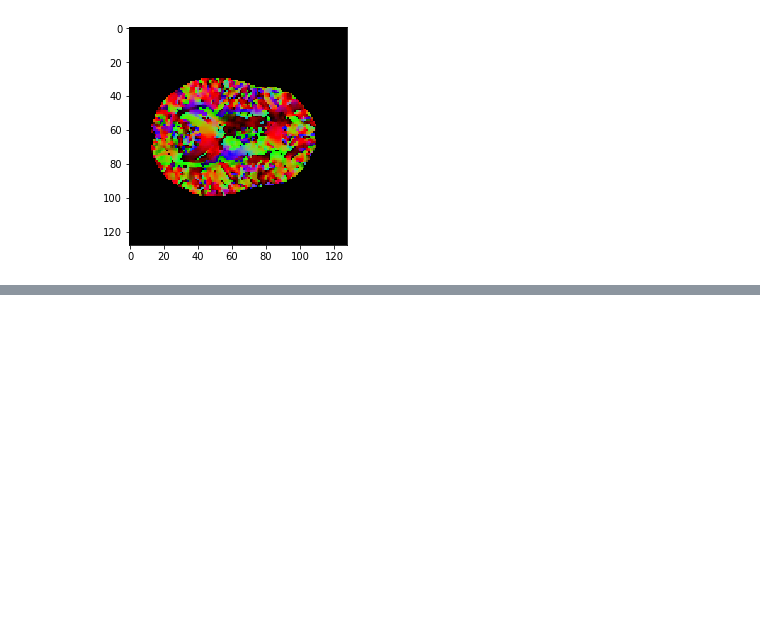
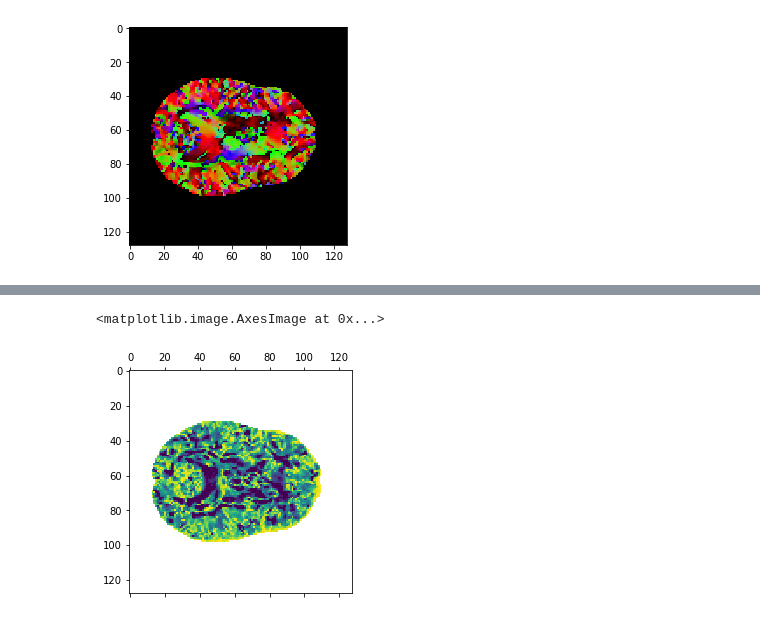
Before and after one commit to uw-biomedical-ml/mri2mri_notebooks, a Jupyter notebook: gen_pdd_compare-Copy1.ipynb, the cells around one changed output, grey strips where cells are left out. Saved outputs shown, nothing was run; the diff lists cells and outputs as text; code cells hidden in the pictures; blank space fills up the shorter version.

```diff
--- a/gen_pdd_compare-Copy1.ipynb
+++ b/gen_pdd_compare-Copy1.ipynb
@@ -176,0 +178,5 @@ ax.hist(angle_template, histtype='step', bins=20)
+# %%
+plt.matshow(errormap_fake[27], vmin=0, vmax=90)
+# %% [output]
+<matplotlib.image.AxesImage at 0x...>
+[figure, added]
```
Also changed, not shown: parts of 10 cells of this notebook, 4 other files.
